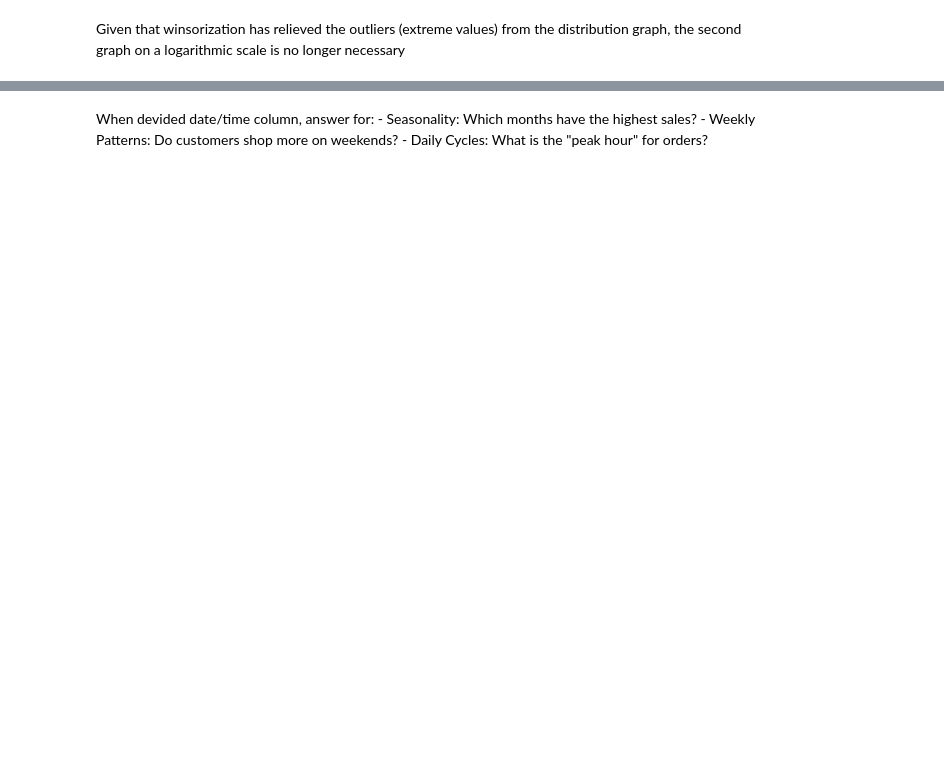
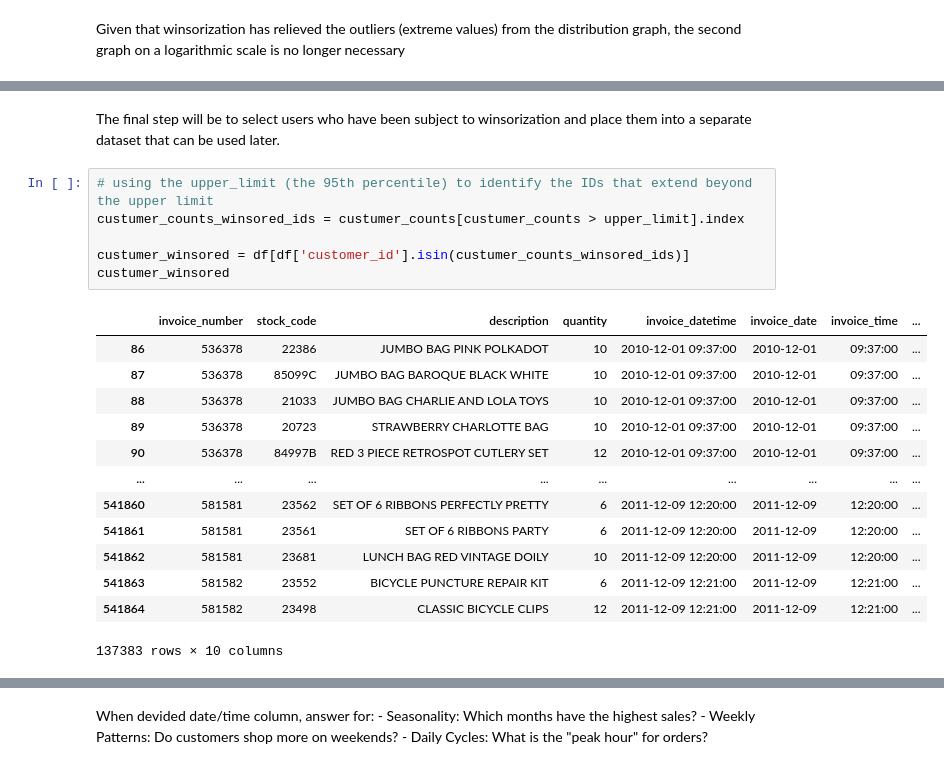
Before and after one commit to RV01011001/project_1-customer-segmentation, a Jupyter notebook: notebooks/03_exploratory_data_analysis.ipynb, the cells around one changed output, grey strips where cells are left out. Cells and saved outputs as stored; diff of their text form; blank space fills up the shorter version.

```diff
--- a/notebooks/03_exploratory_data_analysis.ipynb
+++ b/notebooks/03_exploratory_data_analysis.ipynb
@@ -294,0 +329,22 @@ Next task - Check how many users have been subjected to winsorization
+# %% [markdown]
+The final step will be to select users who have been subject to winsorization and place them into a separate dataset that can be used later.
+# %%
+# using the upper_limit (the 95th percentile) to identify the IDs that extend beyond the upper limit
+custumer_counts_winsored_ids = custumer_counts[custumer_counts > upper_limit].index
+
+custumer_winsored = df[df['customer_id'].isin(custumer_counts_winsored_ids)]
+custumer_winsored
+# %% [output]
+|  | invoice_number | stock_code | description | quantity | invoice_datetime | invoice_date | invoice_time | ... |
+| 86 | 536378 | 22386 | JUMBO BAG PINK POLKADOT | 10 | 2010-12-01 09:37:00 | 2010-12-01 | 09:37:00 | ... |
+| 87 | 536378 | 85099C | JUMBO BAG BAROQUE BLACK WHITE | 10 | 2010-12-01 09:37:00 | 2010-12-01 | 09:37:00 | ... |
+| 88 | 536378 | 21033 | JUMBO BAG CHARLIE AND LOLA TOYS | 10 | 2010-12-01 09:37:00 | 2010-12-01 | 09:37:00 | ... |
+| 89 | 536378 | 20723 | STRAWBERRY CHARLOTTE BAG | 10 | 2010-12-01 09:37:00 | 2010-12-01 | 09:37:00 | ... |
+| 90 | 536378 | 84997B | RED 3 PIECE RETROSPOT CUTLERY SET | 12 | 2010-12-01 09:37:00 | 2010-12-01 | 09:37:00 | ... |
+| ... | ... | ... | ... | ... | ... | ... | ... | ... |
+| 541860 | 581581 | 23562 | SET OF 6 RIBBONS PERFECTLY PRETTY | 6 | 2011-12-09 12:20:00 | 2011-12-09 | 12:20:00 | ... |
+| 541861 | 581581 | 23561 | SET OF 6 RIBBONS PARTY | 6 | 2011-12-09 12:20:00 | 2011-12-09 | 12:20:00 | ... |
+| 541862 | 581581 | 23681 | LUNCH BAG RED VINTAGE DOILY | 10 | 2011-12-09 12:20:00 | 2011-12-09 | 12:20:00 | ... |
+| 541863 | 581582 | 23552 | BICYCLE PUNCTURE REPAIR KIT | 6 | 2011-12-09 12:21:00 | 2011-12-09 | 12:21:00 | ... |
+| 541864 | 581582 | 23498 | CLASSIC BICYCLE CLIPS | 12 | 2011-12-09 12:21:00 | 2011-12-09 | 12:21:00 | ... |
+137383 rows × 10 columns
```
Also changed, not shown: parts of 18 cells of this notebook, 2 other files.
